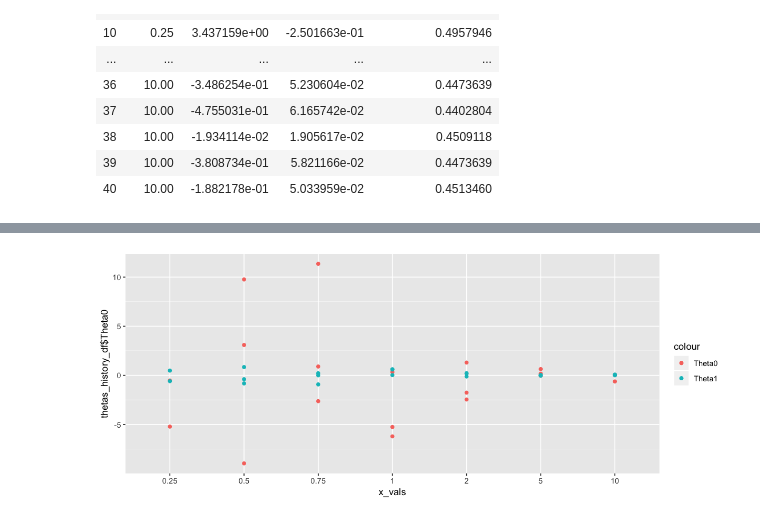
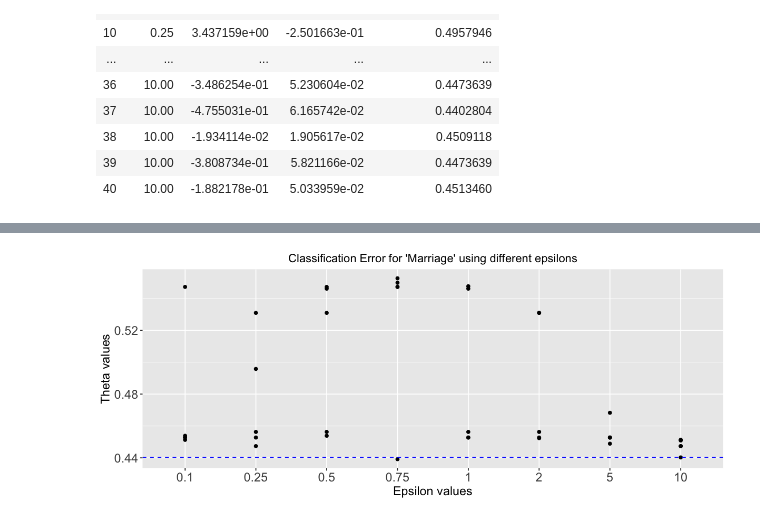
Before and after one commit to bhavenp/cs208, a Jupyter notebook: homework/HW4b/HW4b_Bhaven_Patel.ipynb, the cells around one changed output, grey strips where cells are left out. Saved outputs shown, nothing was run; the diff lists cells and outputs as text; code cells hidden in the pictures.

Commit message:
done plotting classification error and rmse. just do write up

```diff
--- a/homework/HW4b/HW4b_Bhaven_Patel.ipynb
+++ b/homework/HW4b/HW4b_Bhaven_Patel.ipynb
@@ -350,0 +356,11 @@ thetas_history_df
+# %%
+#get actual beta0 and beta1
+PUMSdata <- read.csv(file="https://raw.githubusercontent.com/privacytoolsproject/cs208/master/data/MaPUMS5full.csv");
+marg_educ_data <- PUMSdata[c("married","educ")]; #get married and education data
+
+#predict are you married {0,1} based on education
+output <- glm(married ~ educ, family="binomial", data=marg_educ_data);
+
+#calculate classification error for non-DP thetas
+nondp_error <- calc_classf_error(data = marg_educ_data, thetas=output$coefficients);
+nondp_error
@@ -351,16 +407,15 @@ thetas_history_df
 # %%
 library(ggplot2)
-# plot FPRs and FNRs for both mechanisms
+# plot classification errors for different epsilon values
 x_vals <- factor(thetas_history_df$Epsilon);
 p1 <- ggplot(thetas_history_df) +
-    geom_point(aes(x=x_vals, y=thetas_history_df$Classification_Error, color = "Theta0")) +
-    geom_point(aes(x=x_vals, y=thetas_history_df$Theta1, color = "Theta1"));
+    geom_point(aes(x=x_vals, y=thetas_history_df$Classification_Error)) +
+    geom_hline(yintercept=nondp_error, linetype="dashed", color = "blue");
 
-# p1 <- p1 + scale_linetype_manual(values = c("Centralized FPR"="solid", "Centralized FNR"="dashed",
-#                                             "Local FPR" = "solid", "Local FNR"="dashed"));
 p1 <- p1 + labs(x = "Epsilon values", y = 'Theta values', title =
-        'False Positive and False Negative rates for varying size of dataset, n\n(Centralized and Local Models)') +
-    theme(plot.title = element_text(hjust = 0.5), legend.title = element_blank());
+        'Classification Error for \'Marriage\' using different epsilons') +
+    theme(plot.title = element_text(hjust = 0.5),
+          axis.text = element_text(size=14), axis.title = element_text(size = 14) );
 
 options(repr.plot.width=10, repr.plot.height=4); #set plot dimensions
 p1 #show plot
@@ -371 +423 @@ Warning message:
-[figure, old version]
+[figure, new version]
```
Also changed, not shown: parts of 8 cells of this notebook.
